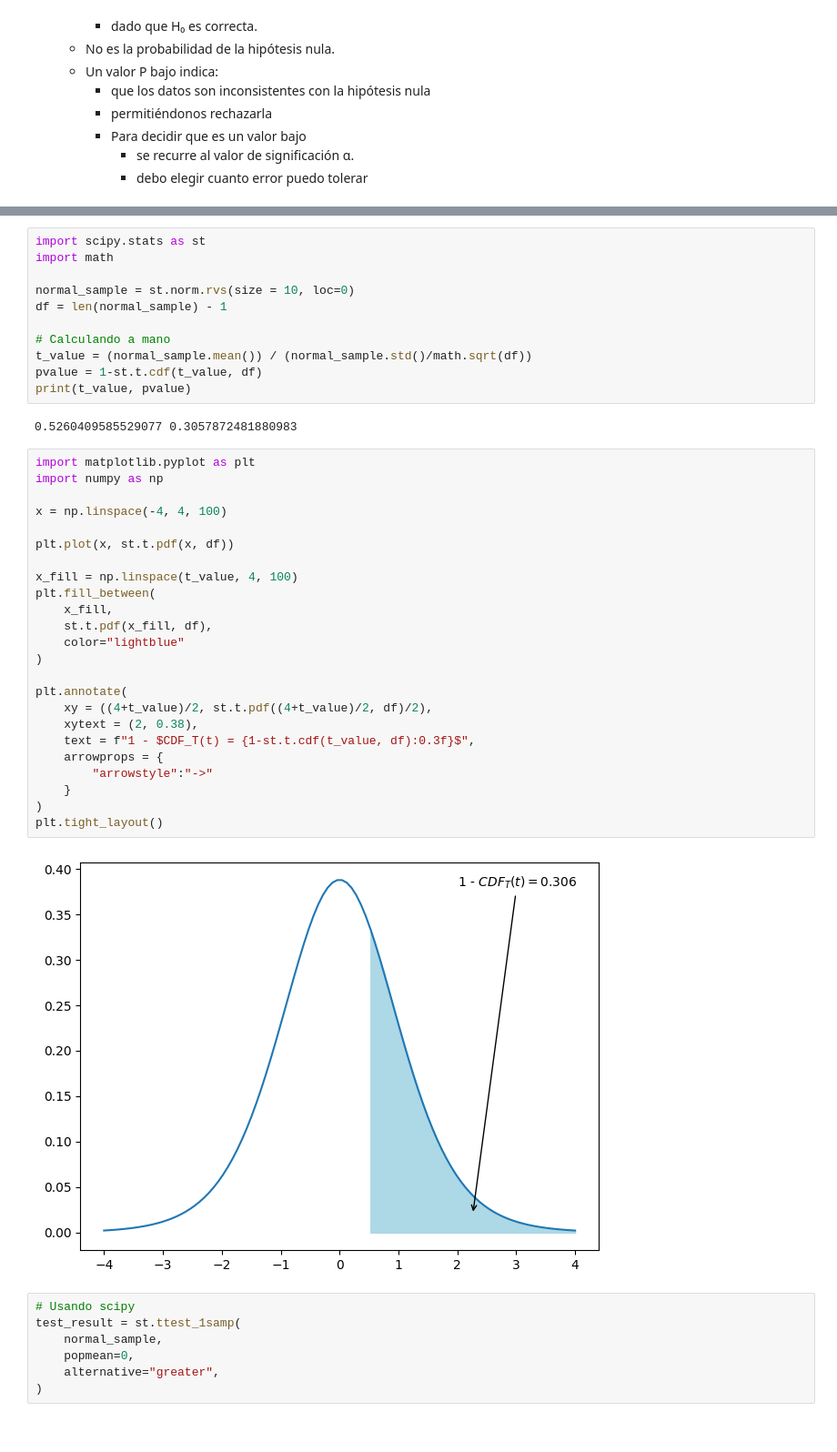
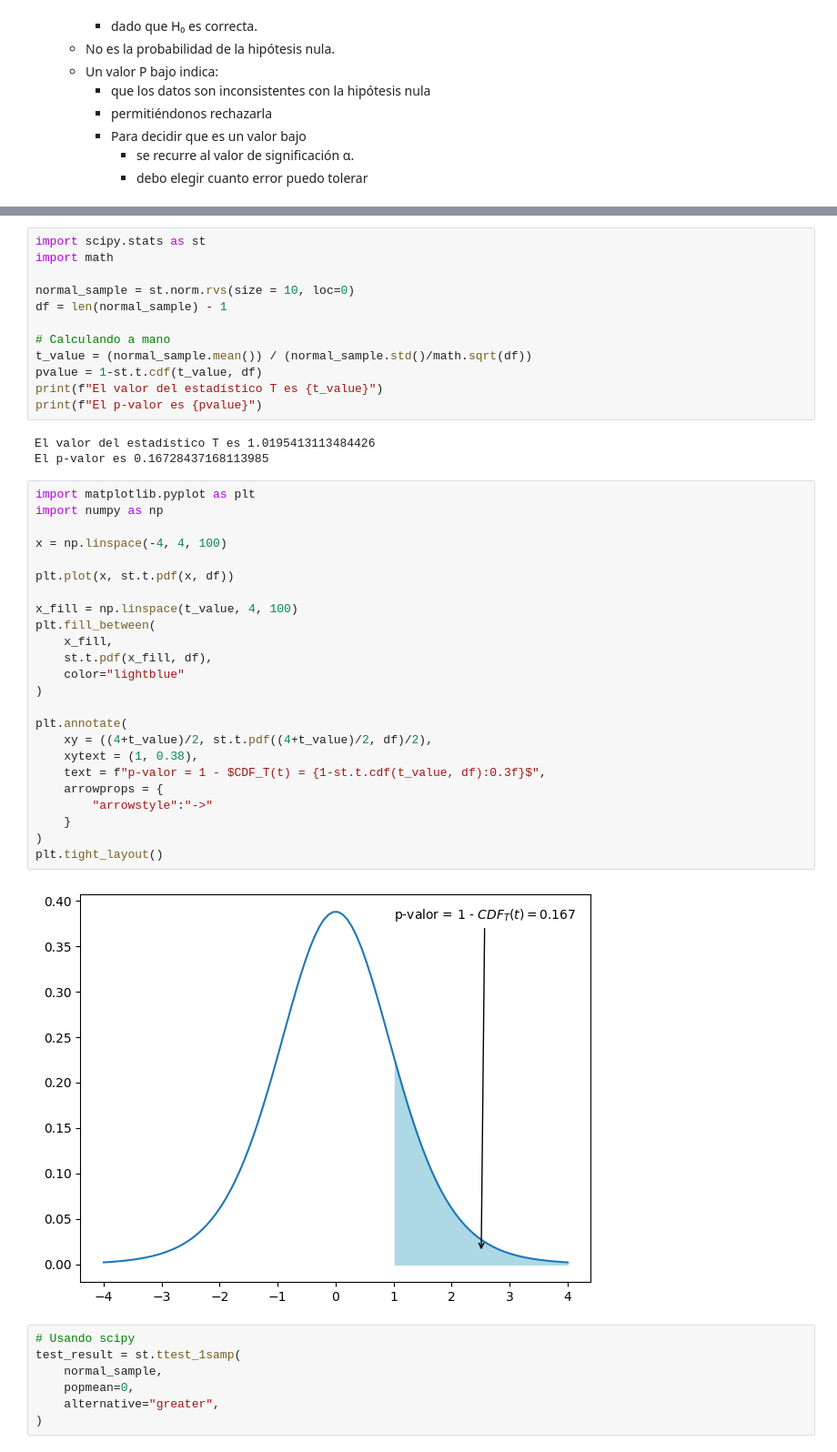
Before and after one commit to javieriserte/qualitative-data-course, a Jupyter notebook: classes/C01.3.PruebaDeHipotesis.ipynb, the cells around one changed output, grey strips where cells are left out. Shown at 91% size. Saved outputs shown, nothing was run; the diff lists cells and outputs as text.

```diff
--- a/classes/C01.3.PruebaDeHipotesis.ipynb
+++ b/classes/C01.3.PruebaDeHipotesis.ipynb
@@ -120,35 +121,37 @@ df = len(normal_sample) - 1
 # Calculando a mano
 t_value = (normal_sample.mean()) / (normal_sample.std()/math.sqrt(df))
 pvalue = 1-st.t.cdf(t_value, df)
-print(t_value, pvalue)
+print(f"El valor del estadístico T es {t_value}")
+print(f"El p-valor es {pvalue}")
 # %% [output]
-0.5260409585529077 0.3057872481880983
+El valor del estadístico T es 1.0195413113484426
+El p-valor es 0.16728437168113985
 # %%
 import matplotlib.pyplot as plt
 import numpy as np
 
 x = np.linspace(-4, 4, 100)
 
 plt.plot(x, st.t.pdf(x, df))
 
 x_fill = np.linspace(t_value, 4, 100)
 plt.fill_between(
     x_fill,
     st.t.pdf(x_fill, df),
     color="lightblue"
 )
 
 plt.annotate(
     xy = ((4+t_value)/2, st.t.pdf((4+t_value)/2, df)/2),
-    xytext = (2, 0.38),
-    text = f"1 - $CDF_T(t) = {1-st.t.cdf(t_value, df):0.3f}$",
+    xytext = (1, 0.38),
+    text = f"p-valor = 1 - $CDF_T(t) = {1-st.t.cdf(t_value, df):0.3f}$",
     arrowprops = {
         "arrowstyle":"->"
     }
 )
 plt.tight_layout()
 # %% [output]
-[figure, old version]
+[figure, new version]
 # %%
 # Usando scipy
 test_result = st.ttest_1samp(
```
Also changed, not shown: parts of 22 cells of this notebook, 1 other file.
